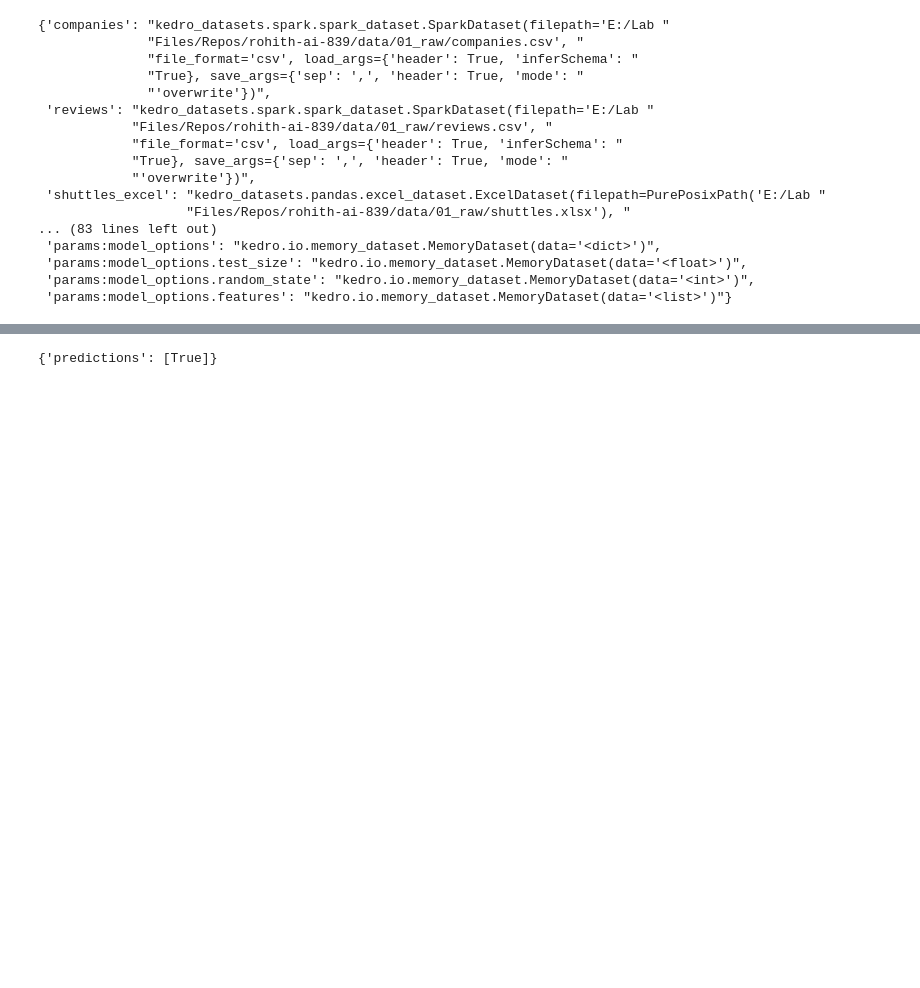
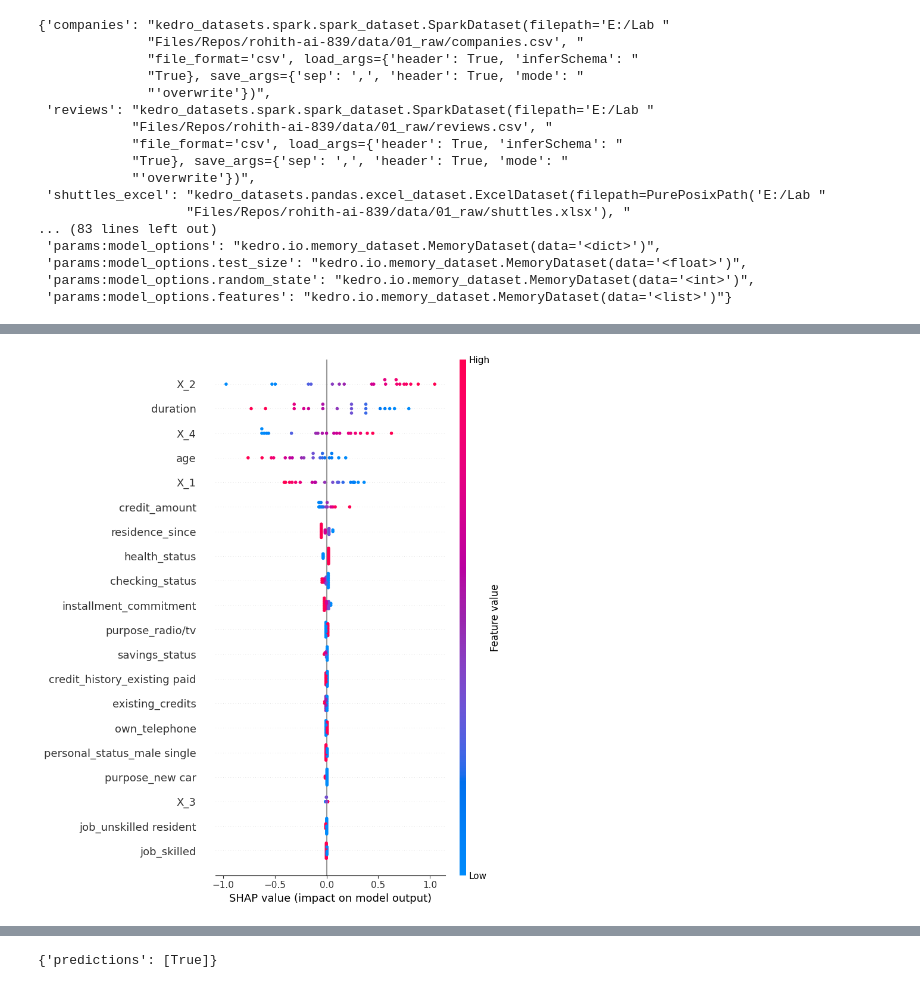
Before and after one commit to rohithvaidya/Rohith-AI-839, a Jupyter notebook: API_Requests.ipynb, the cells around one changed output, grey strips where cells are left out. Saved outputs shown, nothing was run; the diff lists cells and outputs as text; code cells hidden in the pictures; blank space fills up the shorter version.

```diff
--- a/API_Requests.ipynb
+++ b/API_Requests.ipynb
@@ -56,0 +59,3 @@ X_train, X_test, y_train, y_test = train_test_split(
+# %%
+regressor = LogisticRegression(penalty="l2", C=0.01)
+regressor.fit(X_train, y_train)
@@ -56,0 +75,6 @@ X_train, X_test, y_train, y_test = train_test_split(
+# %%
+import shap
+explainer = shap.Explainer(regressor, X_train)
+shap_values = explainer(X_test)
+shap.summary_plot(shap_values, X_test)
+# %% [output]
@@ -56,0 +82 @@ X_train, X_test, y_train, y_test = train_test_split(
+[figure, added]
```
Also changed, not shown: parts of 9 cells of this notebook, 42 other files.
